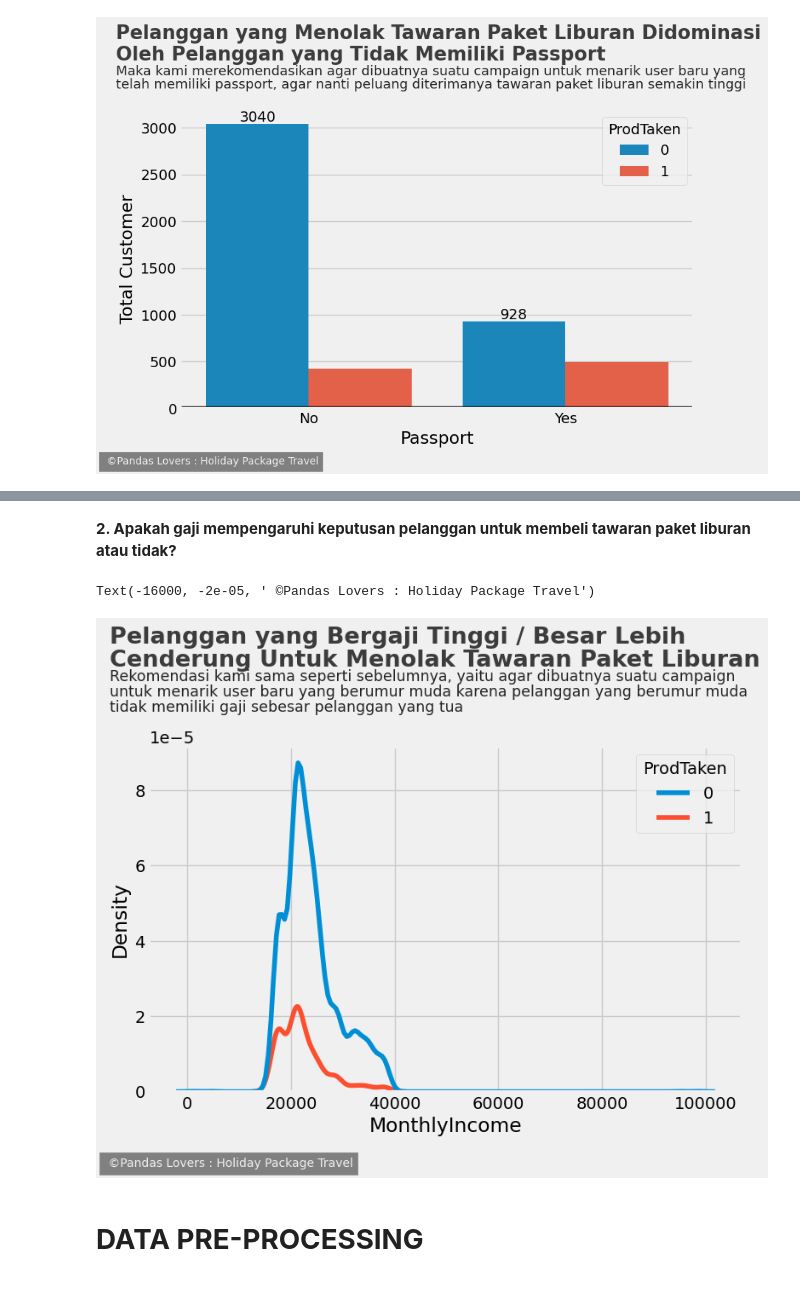
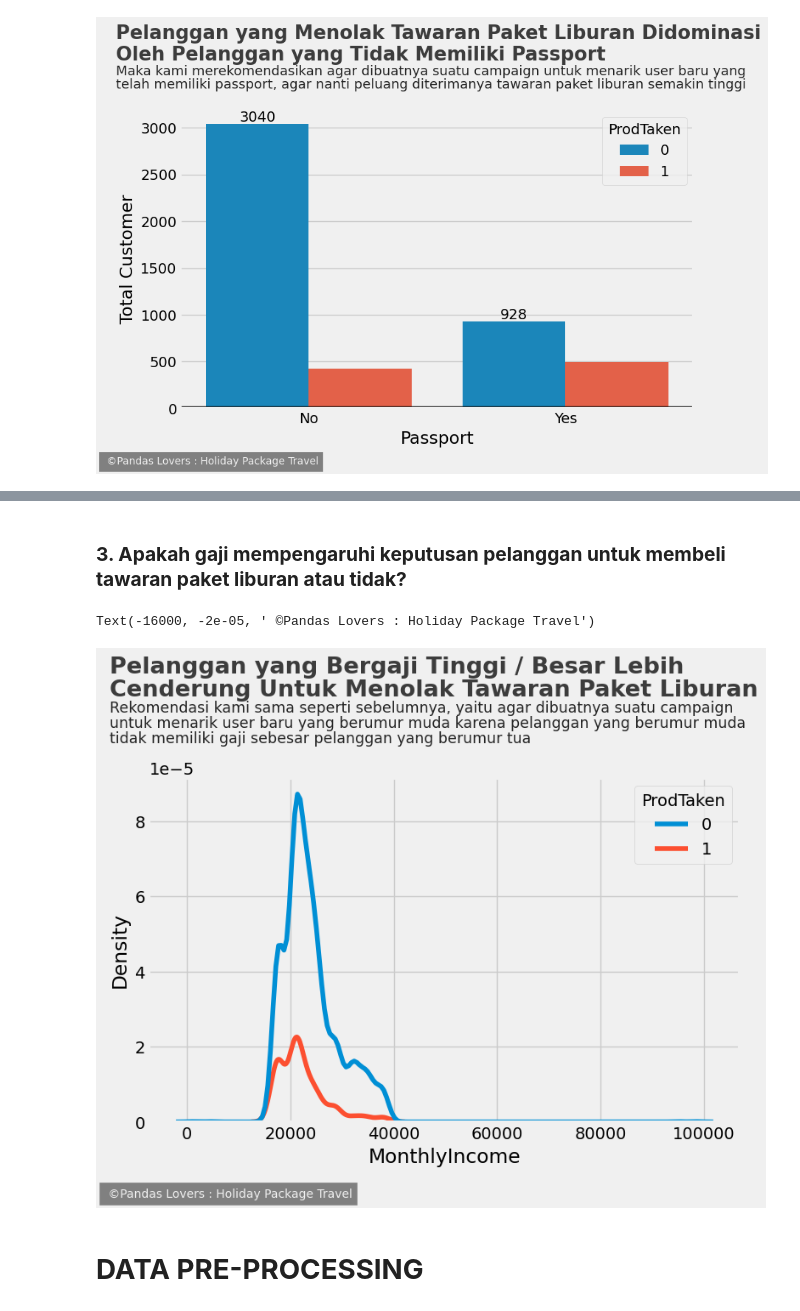
Before and after one commit to JodhiKrisantus/Classification-Holiday-Package-Prediction, a Jupyter notebook: Pandas_Lovers_Holiday_Package_Prediction.ipynb, the cells around one changed output, grey strips where cells are left out. Saved outputs shown, nothing was run; the diff lists cells and outputs as text; code cells hidden in the pictures.

```diff
--- a/Pandas_Lovers_Holiday_Package_Prediction.ipynb
+++ b/Pandas_Lovers_Holiday_Package_Prediction.ipynb
@@ -193,10 +184,3 @@ Senior Manager     742
 AVP                342
 VP                 230
 Name: Designation, dtype: int64
-# %%
-print("Value count gender :\n\n",df['Gender'].value_counts())
-#Ubah value Fe Male menjadi Female
-new_gender = [ 'Female' if i=='Fe Male' or i=='Female' else 'Male' for i in df['Gender'] ]
-df['Gender']=new_gender
-
-print("\n\nValue count gender : \n", df['Gender'].value_counts())
@@ -352,3 +323,0 @@ Text(0.5, 1.0, 'No Product Taken')
-# %%
-sns.set_theme(style="darkgrid", palette="pastel")
-sns.relplot(data=df, x='Age',y='MonthlyIncome', kind='line',  col='ProdTaken',hue='Designation',style="Designation")
@@ -477,29 +447,29 @@ Text(-0.8, -0.008, ' ©Pandas Lovers : Holiday Package Travel')
 # %% [markdown]
-**2. Apakah gaji mempengaruhi keputusan pelanggan untuk membeli tawaran paket liburan atau tidak?**
+### **3. Apakah gaji mempengaruhi keputusan pelanggan untuk membeli tawaran paket liburan atau tidak?**
 # %%
 plt.figure(figsize=(8,5))
 sns.kdeplot(x='MonthlyIncome', data=df, hue='ProdTaken')
-plt.text(x = 0-15000, y = 0.000119,
+plt.text(x = 0-15000, y = 0.0001195,
           s = 'Pelanggan yang Bergaji Tinggi / Besar Lebih',
           fontsize = 19.5, weight = 'bold', alpha = 0.75)
-plt.text(x = 0-15000, y = 0.000114,
+plt.text(x = 0-15000, y = 0.0001135,
           s = 'Cenderung Untuk Menolak Tawaran Paket Liburan',
           fontsize = 19.5, weight = 'bold', alpha = 0.75)
 plt.text(x = 0-15000, y = 0.000109,
          s = 'Rekomendasi kami sama seperti sebelumnya, yaitu agar dibuatnya suatu campaign',
          fontsize = 12.5, alpha = .85)
 plt.text(x = 0-15000, y = 0.000105,
          s = 'untuk menarik user baru yang berumur muda karena pelanggan yang berumur muda',
          fontsize = 12.5, alpha = .85)
 plt.text(x = 0-15000, y = 0.000101,
-         s = 'tidak memiliki gaji sebesar pelanggan yang tua',
+         s = 'tidak memiliki gaji sebesar pelanggan yang berumur tua',
          fontsize = 12.5, alpha = .85)
 plt.text(x = -16000, y = -0.00002,
     s = ' ©Pandas Lovers : Holiday Package Travel',fontsize = 10,
                color = '#f0f0f0', backgroundcolor = 'grey')
 # %% [output]
 Text(-16000, -2e-05, ' ©Pandas Lovers : Holiday Package Travel')
-[figure, old version]
+[figure, new version]
 # %% [markdown]
 # **DATA PRE-PROCESSING**
 # %%
```
Also changed, not shown: parts of 26 cells of this notebook.
